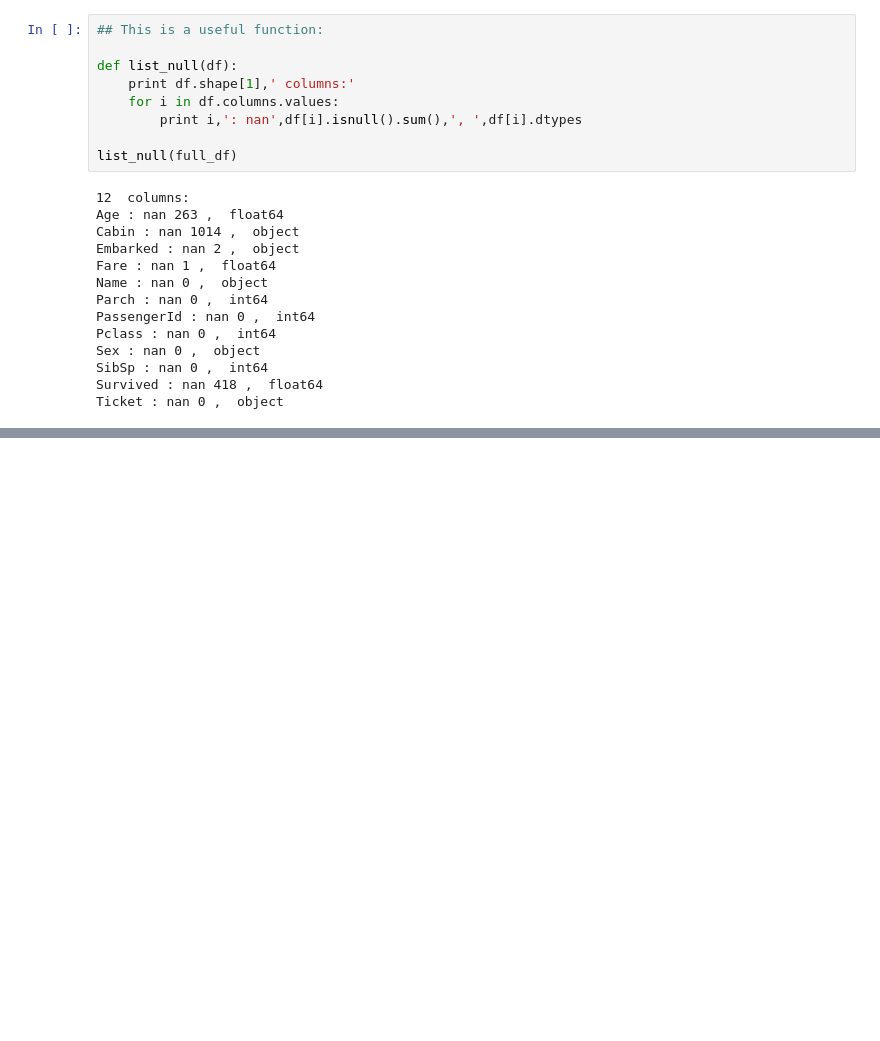
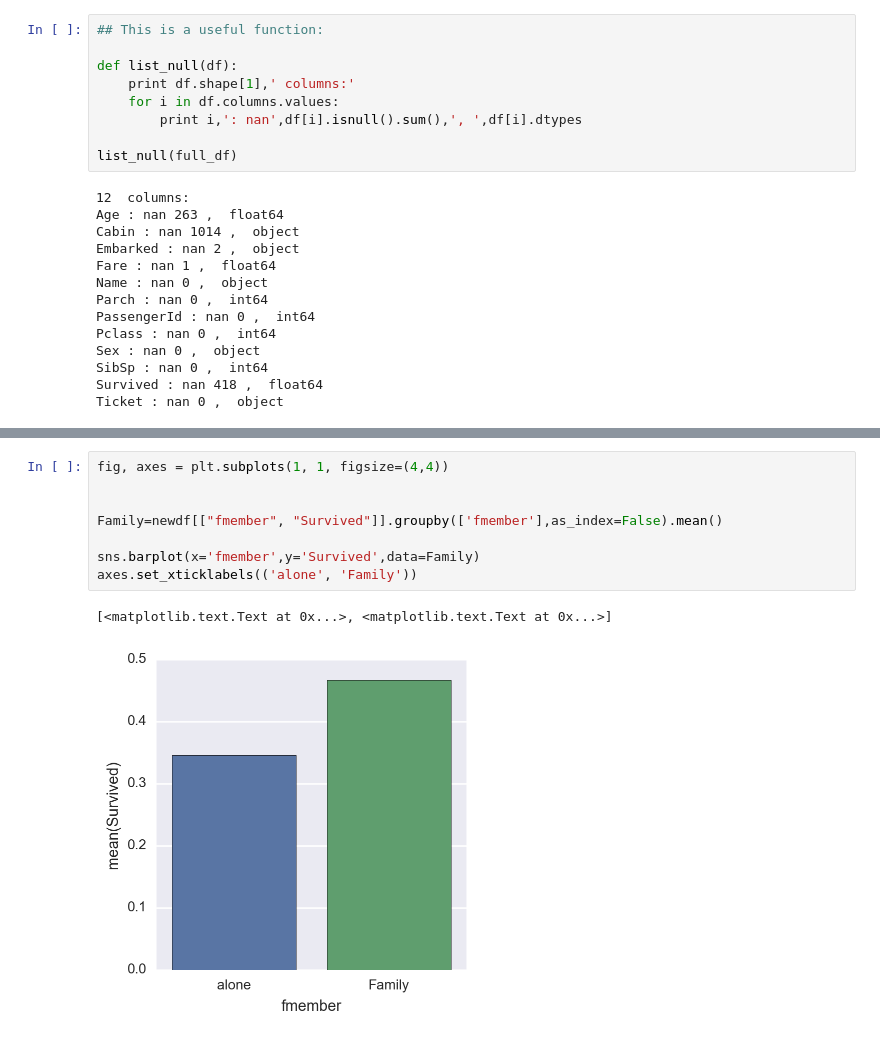
Before and after one commit to dangspin/Kaggle, a Jupyter notebook: Titanic/MyTitanic.ipynb, the cells around one changed output, grey strips where cells are left out. Cells and saved outputs as stored; diff of their text form; blank space fills up the shorter version.

```diff
--- a/Titanic/MyTitanic.ipynb
+++ b/Titanic/MyTitanic.ipynb
@@ -85,0 +273,11 @@ Ticket : nan 0 ,  object
+# %%
+fig, axes = plt.subplots(1, 1, figsize=(4,4))
+
+
+Family=newdf[["fmember", "Survived"]].groupby(['fmember'],as_index=False).mean()
+
+sns.barplot(x='fmember',y='Survived',data=Family)
+axes.set_xticklabels(('alone', 'Family'))
+# %% [output]
+[<matplotlib.text.Text at 0x...>, <matplotlib.text.Text at 0x...>]
+[figure, added]
```
Also changed, not shown: parts of 25 cells of this notebook.
